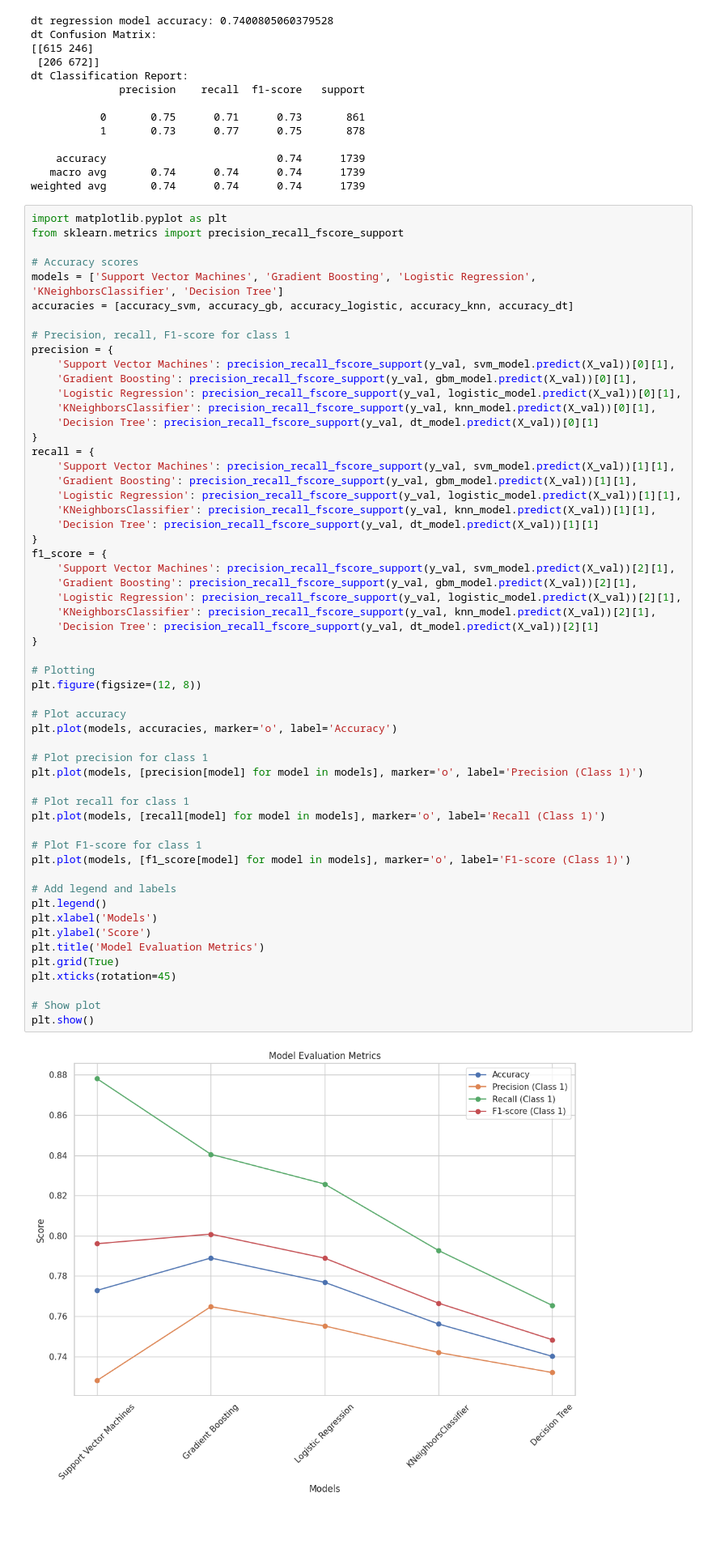
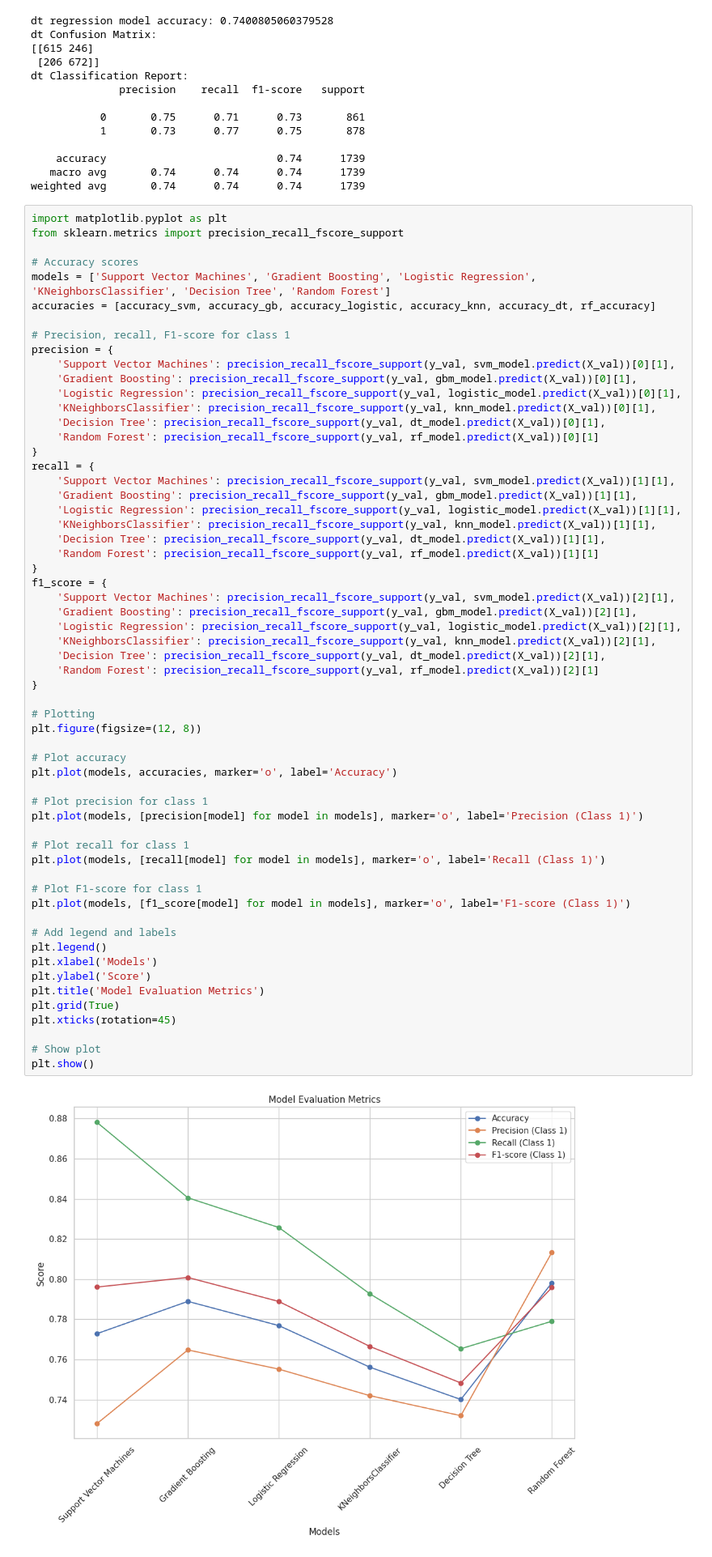
Before and after one commit to kaggle-Challenge-Team-9/Kaggle_challenge, a Jupyter notebook: Kaggle_challenge.ipynb, the cells around one changed output. Shown at 81% size. Drawn from its saved outputs; the diff is of its cells as text; blank space fills up the shorter version.

```diff
--- a/Kaggle_challenge.ipynb
+++ b/Kaggle_challenge.ipynb
@@ -659,8 +659,8 @@ import matplotlib.pyplot as plt
 from sklearn.metrics import precision_recall_fscore_support
 
 # Accuracy scores
-models = ['Support Vector Machines', 'Gradient Boosting', 'Logistic Regression', 'KNeighborsClassifier', 'Decision Tree']
-accuracies = [accuracy_svm, accuracy_gb, accuracy_logistic, accuracy_knn, accuracy_dt]
+models = ['Support Vector Machines', 'Gradient Boosting', 'Logistic Regression', 'KNeighborsClassifier', 'Decision Tree', 'Random Forest']
+accuracies = [accuracy_svm, accuracy_gb, accuracy_logistic, accuracy_knn, accuracy_dt, rf_accuracy]
 
 # Precision, recall, F1-score for class 1
 precision = {
@@ -668,50 +668,53 @@ precision = {
     'Gradient Boosting': precision_recall_fscore_support(y_val, gbm_model.predict(X_val))[0][1],
     'Logistic Regression': precision_recall_fscore_support(y_val, logistic_model.predict(X_val))[0][1],
     'KNeighborsClassifier': precision_recall_fscore_support(y_val, knn_model.predict(X_val))[0][1],
-    'Decision Tree': precision_recall_fscore_support(y_val, dt_model.predict(X_val))[0][1]
+    'Decision Tree': precision_recall_fscore_support(y_val, dt_model.predict(X_val))[0][1],
+    'Random Forest': precision_recall_fscore_support(y_val, rf_model.predict(X_val))[0][1]
 }
 recall = {
     'Support Vector Machines': precision_recall_fscore_support(y_val, svm_model.predict(X_val))[1][1],
     'Gradient Boosting': precision_recall_fscore_support(y_val, gbm_model.predict(X_val))[1][1],
     'Logistic Regression': precision_recall_fscore_support(y_val, logistic_model.predict(X_val))[1][1],
     'KNeighborsClassifier': precision_recall_fscore_support(y_val, knn_model.predict(X_val))[1][1],
-    'Decision Tree': precision_recall_fscore_support(y_val, dt_model.predict(X_val))[1][1]
+    'Decision Tree': precision_recall_fscore_support(y_val, dt_model.predict(X_val))[1][1],
+    'Random Forest': precision_recall_fscore_support(y_val, rf_model.predict(X_val))[1][1]
 }
 f1_score = {
     'Support Vector Machines': precision_recall_fscore_support(y_val, svm_model.predict(X_val))[2][1],
     'Gradient Boosting': precision_recall_fscore_support(y_val, gbm_model.predict(X_val))[2][1],
     'Logistic Regression': precision_recall_fscore_support(y_val, logistic_model.predict(X_val))[2][1],
     'KNeighborsClassifier': precision_recall_fscore_support(y_val, knn_model.predict(X_val))[2][1],
-    'Decision Tree': precision_recall_fscore_support(y_val, dt_model.predict(X_val))[2][1]
+    'Decision Tree': precision_recall_fscore_support(y_val, dt_model.predict(X_val))[2][1],
+    'Random Forest': precision_recall_fscore_support(y_val, rf_model.predict(X_val))[2][1]
 }
 
 # Plotting
 plt.figure(figsize=(12, 8))
 
 # Plot accuracy
 plt.plot(models, accuracies, marker='o', label='Accuracy')
 
 # Plot precision for class 1
 plt.plot(models, [precision[model] for model in models], marker='o', label='Precision (Class 1)')
 
 # Plot recall for class 1
 plt.plot(models, [recall[model] for model in models], marker='o', label='Recall (Class 1)')
 
 # Plot F1-score for class 1
 plt.plot(models, [f1_score[model] for model in models], marker='o', label='F1-score (Class 1)')
 
 # Add legend and labels
 plt.legend()
 plt.xlabel('Models')
 plt.ylabel('Score')
 plt.title('Model Evaluation Metrics')
 plt.grid(True)
 plt.xticks(rotation=45)
 
 # Show plot
 plt.show()
 # %% [output]
-[figure, old version]
+[figure, new version]
 # %%
 # Importing necessary libraries
 import pandas as pd
```
Also changed, not shown: parts of 1 cell of this notebook.
